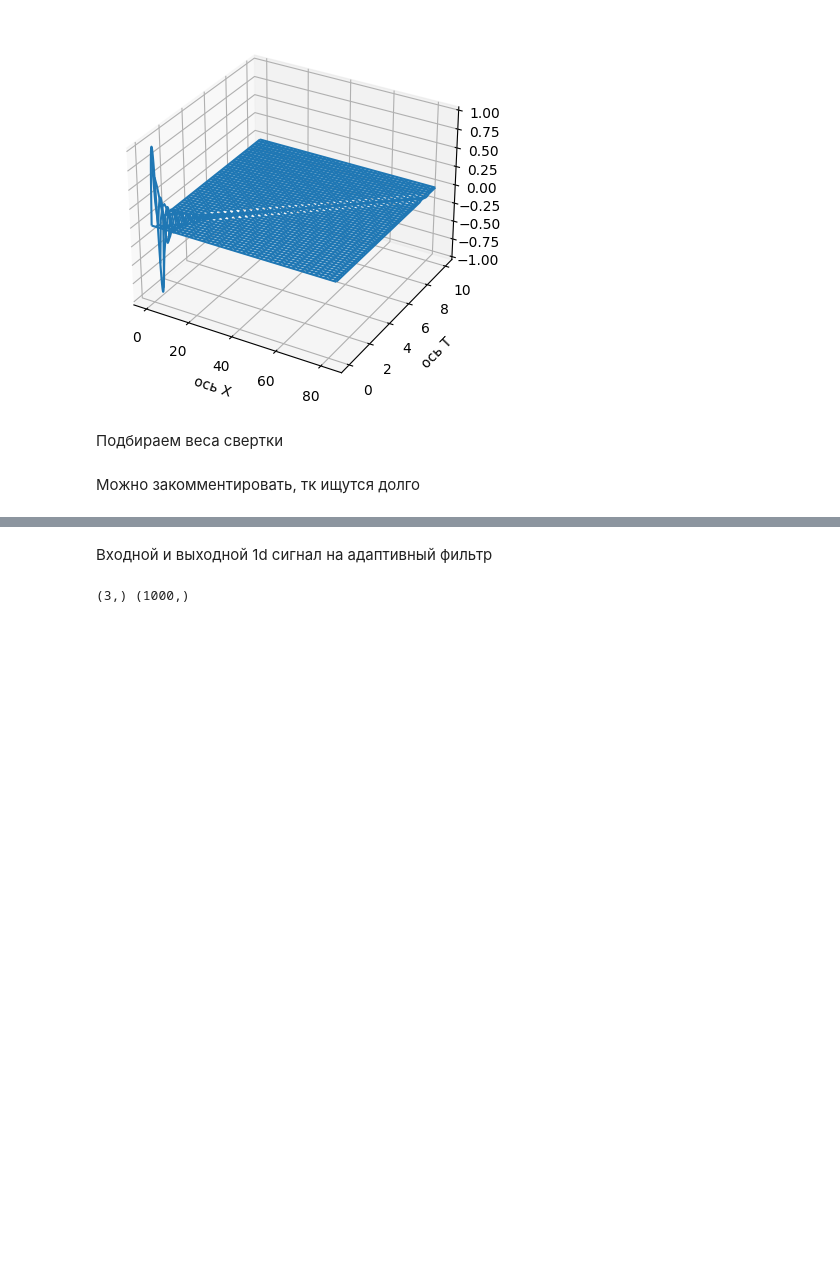
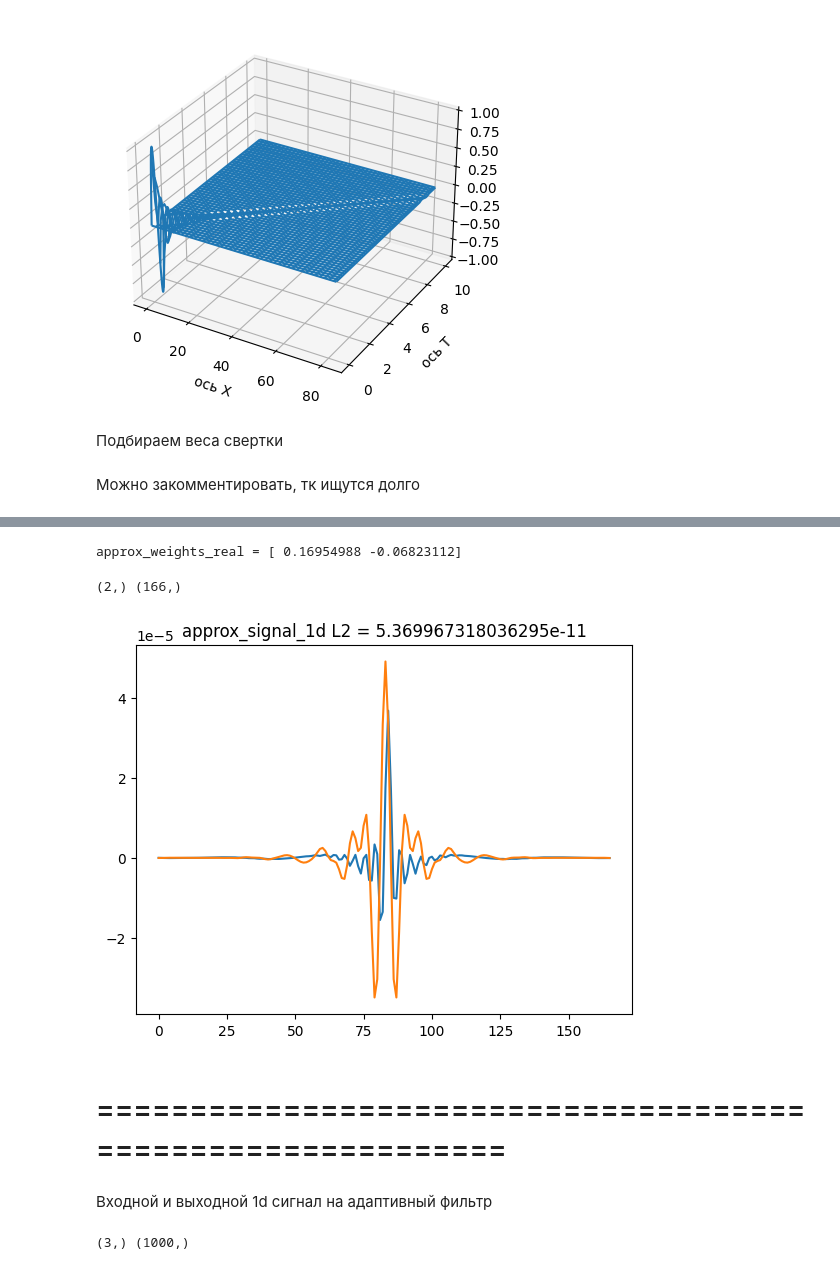
Before and after one commit to dd114/Adaptive-filter-1, a Jupyter notebook: Adaptive-filter-1.ipynb, the cells around one changed output, grey strips where cells are left out. Cells and saved outputs as stored; diff of their text form; code cells hidden in the pictures; blank space fills up the shorter version.

Commit message:
Real signals have been added

```diff
--- a/Adaptive-filter-1.ipynb
+++ b/Adaptive-filter-1.ipynb
@@ -94,0 +97,10 @@ number_of_weights_2d = 1
+# %%
+first_input_2d_real = np.genfromtxt("first_input_2d.txt", names=['1st', '2nd', '3rd'], delimiter=',')
+second_input_2d_real = np.genfromtxt("second_input_2d.txt", names=['1st', '2nd', '3rd'], delimiter=',')
+impulse_response_2d_real = np.genfromtxt("impulse_response.txt", names=['1st', '2nd', '3rd'], delimiter=',')
+first_input_2d_real = np.array(list(zip(*first_input_2d_real)))
+second_input_2d_real = np.array(list(zip(*second_input_2d_real)))
+impulse_response_2d_real = np.array(list(zip(*impulse_response_2d_real)))
+# %%
+number_of_signal = 1
+number_of_weights_real = 2
@@ -95,2 +111,22 @@ number_of_weights_2d = 1
+# %%
+mult = 4e+3
+approx_weights_real = ps.fitting_of_weights(first_input_2d_real[number_of_signal] * mult, second_input_2d_real[number_of_signal] * mult, number_of_weights_real, 1, 1)
+print(f"approx_weights_real = {approx_weights_real}")
+# %% [output]
+approx_weights_real = [ 0.16954988 -0.06823112]
+# %%
+approx_signal_real = ps.processing_of_signal(first_input_2d_real[number_of_signal], approx_weights_real)
+# %% [output]
+(2,) (166,)
+# %%
+# plt.plot(first_input_2d_real[0])
+plt.plot(approx_signal_real)
+plt.plot(second_input_2d_real[number_of_signal])
+plt.title(f"approx_signal_1d L2 = {np.mean(((approx_signal_real - second_input_2d_real[number_of_signal]) ** 2), dtype=np.float32)}")
+plt.show()
+# %% [output]
+[figure, added]
+# %% [markdown]
+# ============================================================
 # %% [markdown]
 Входной и выходной 1d сигнал на адаптивный фильтр
```
Also changed, not shown: parts of 7 cells of this notebook, 2 other files.
